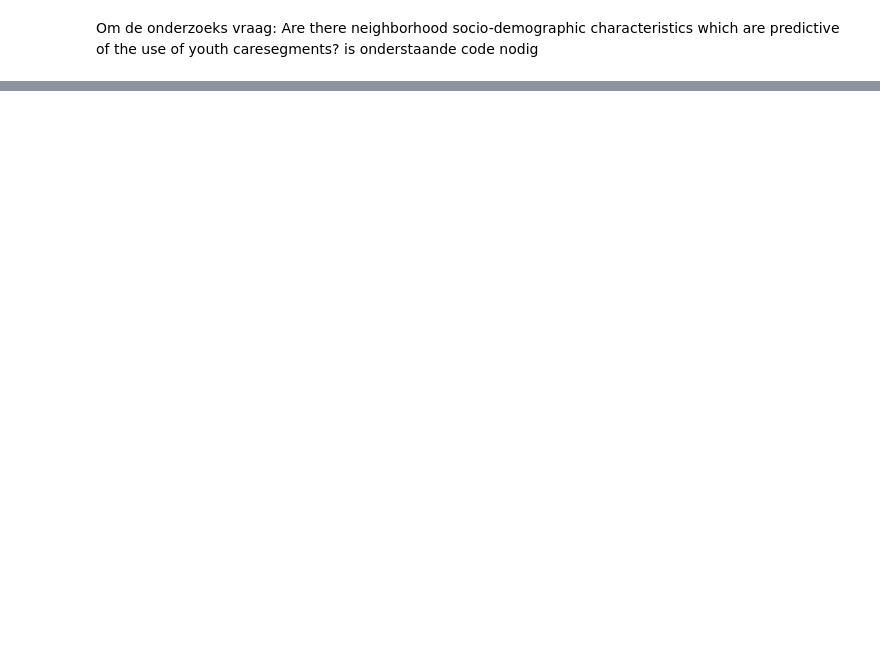
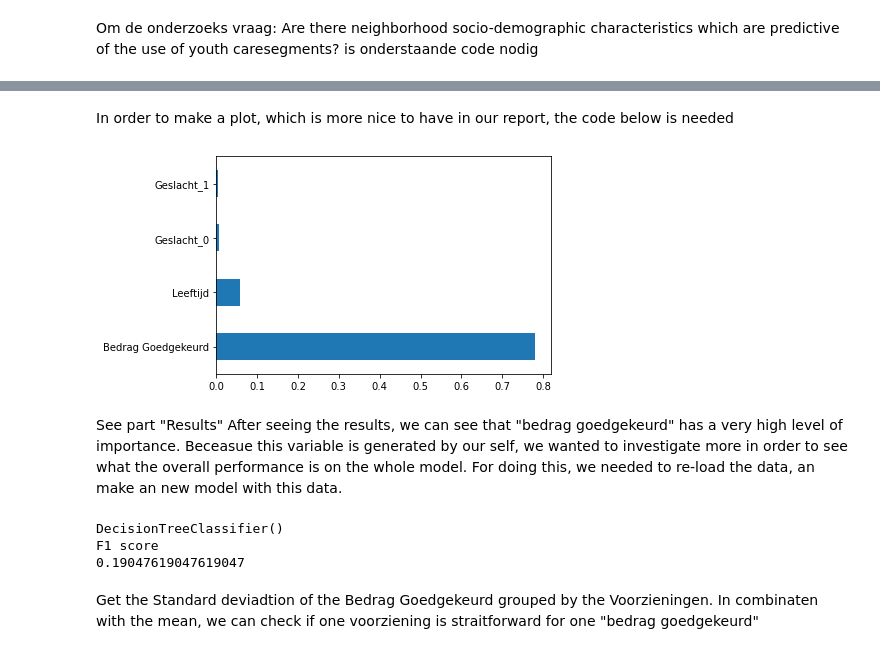
Before and after one commit to jtothehoenderdos/MasterThesis, a Jupyter notebook: Code/Decision Tree.ipynb, the cells around one changed output, grey strips where cells are left out. Drawn from its saved outputs; the diff is of its cells as text; code cells hidden in the pictures; blank space fills up the shorter version.

```diff
--- a/Code/Decision Tree.ipynb
+++ b/Code/Decision Tree.ipynb
@@ -149,0 +201,13 @@ feature_importances = sorted(feature_importances, key = lambda x: x[1], reverse
+# %% [markdown]
+In order to make a plot, which is more nice to have in our report, the code below is needed
+# %%
+feat_importances = pd.Series(clf_dt.feature_importances_, index=X_train.columns)
+fig = plt.figure()
+fig.add_subplot(feat_importances.nlargest(4).plot(kind='barh'))
+fig.savefig('feature Importance.png')
+# %% [output]
+[figure, added]
+# %% [markdown]
+See part "Results"
+After seeing the results, we can see that "bedrag goedgekeurd" has a very high level of importance. Beceasue this variable is generated by our self, we wanted to investigate more in order to see what the overall performance is on the whole model.
+For doing this, we needed to re-load the data, an make an new model with this data.
@@ -149,0 +221,10 @@ feature_importances = sorted(feature_importances, key = lambda x: x[1], reverse
+# %%
+clf_dt = DecisionTreeClassifier()
+clf_dt = clf_dt.fit(X_train, y_train)
+calculateMetrics(clf_dt)
+# %% [output]
+DecisionTreeClassifier()
+F1 score
+0.19047619047619047
+# %% [markdown]
+Get the Standard deviadtion of the Bedrag Goedgekeurd grouped by the Voorzieningen. In combinaten with the mean, we can check if one voorziening is straitforward for one "bedrag goedgekeurd"
```
Also changed, not shown: parts of 20 cells of this notebook, 2 other files.
